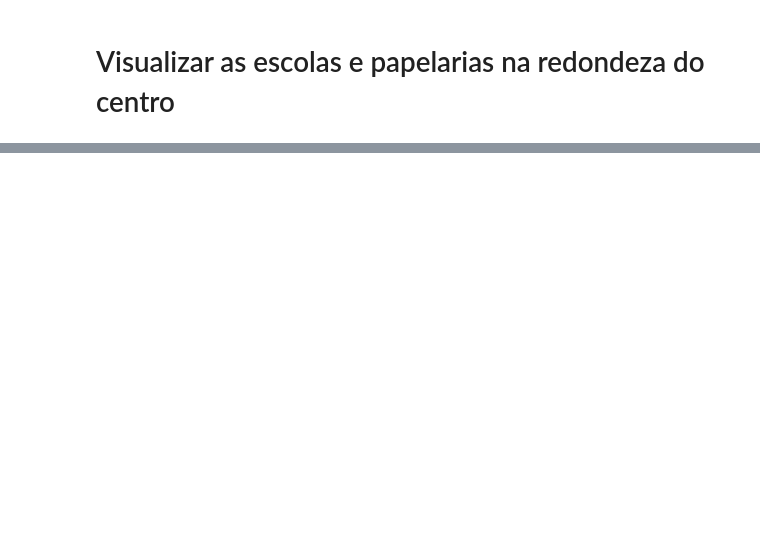
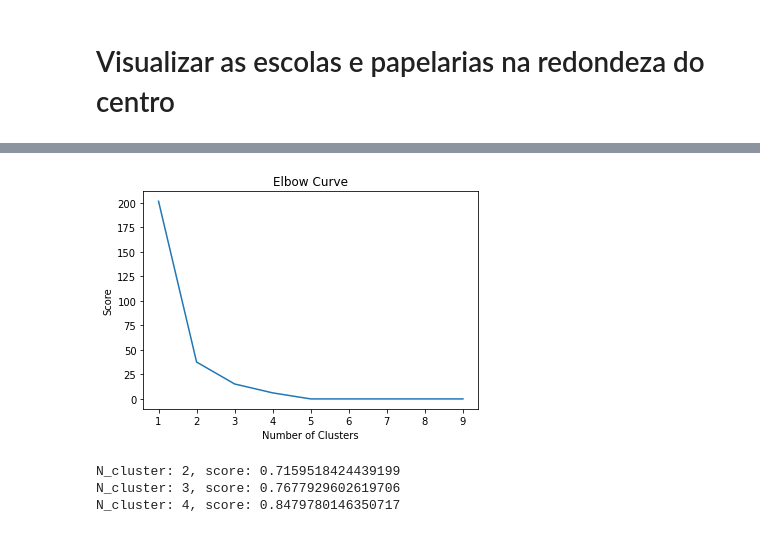
Before and after one commit to SamiraHabib/Coursera_Capstone, a Jupyter notebook: Coursera_Capstone.ipynb, the cells around one changed output, grey strips where cells are left out. Cells and saved outputs as stored; diff of their text form; code cells hidden in the pictures; blank space fills up the shorter version.

```diff
--- a/Coursera_Capstone.ipynb
+++ b/Coursera_Capstone.ipynb
@@ -600,0 +640,4 @@ venues_map
+# %%
+#Filtrar só lat e long
+df_filt = df_new.loc[:,['lat','lng']]
+df_filt.head()
@@ -600,0 +651,27 @@ venues_map
+# %%
+K_clusters = range(1,10)
+kmeans = [KMeans(n_clusters=i) for i in K_clusters]
+Y_axis = df_filt[['lat']]
+X_axis = df_filt[['lng']]
+score = [kmeans[i].fit(property_clustering).inertia_ for i in range(len(kmeans))]
+# Visualize
+plt.plot(K_clusters, score)
+plt.xlabel('Number of Clusters')
+plt.ylabel('Score')
+plt.title('Elbow Curve')
+plt.show()
+# %% [output]
+[figure, added]
+# %%
+from sklearn.metrics import silhouette_score
+silh_df = property_clustering
+for i in range(2,5):
+  kmeans = KMeans(n_clusters=i).fit(silh_df)
+  labels_ = kmeans.labels_
+  coef = silhouette_score(silh_df,labels_)
+
+  print("N_cluster: {}, score: {}".format(i,coef))
+# %% [output]
+N_cluster: 2, score: 0.7159518424439199
+N_cluster: 3, score: 0.7677929602619706
+N_cluster: 4, score: 0.8479780146350717
```
Also changed, not shown: parts of 36 cells of this notebook.
